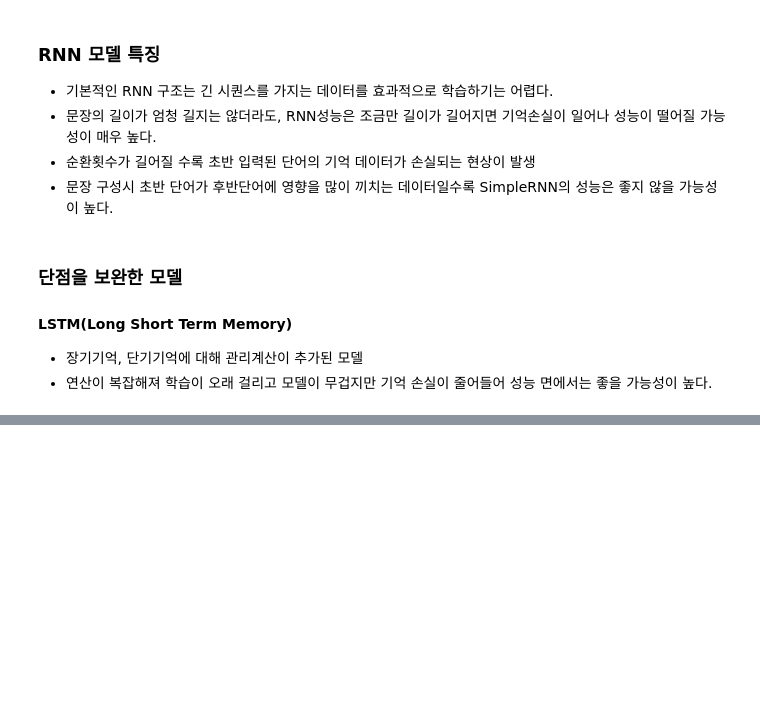
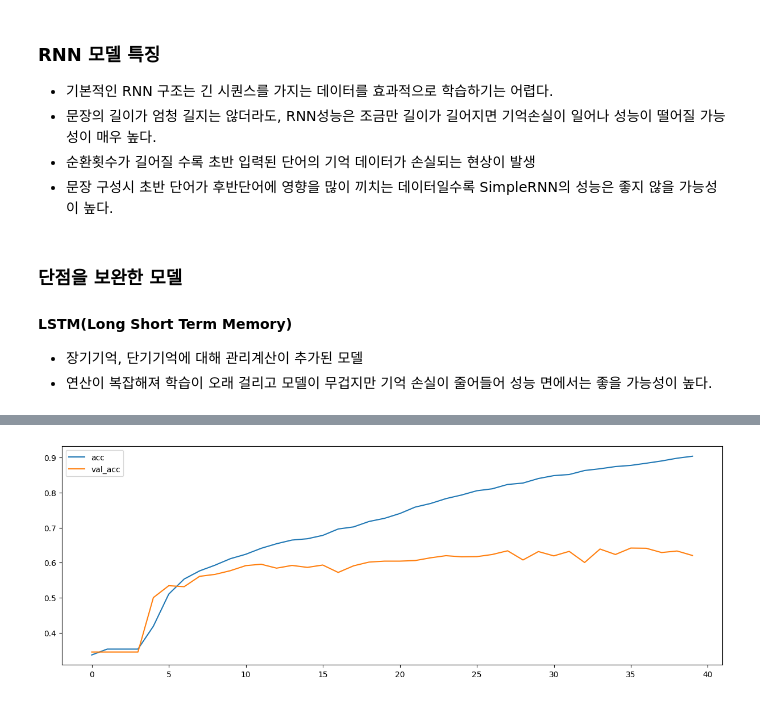
Before and after one commit to limjueun06/DL-study, a Jupyter notebook: ex07_로이터_뉴스_분류하기.ipynb, the cells around one changed output, grey strips where cells are left out. Drawn from its saved outputs; the diff is of its cells as text; code cells hidden in the pictures; blank space fills up the shorter version.

```diff
--- a/ex07_로이터_뉴스_분류하기.ipynb
+++ b/ex07_로이터_뉴스_분류하기.ipynb
@@ -360,0 +369,22 @@ plt.show()
+# %%
+# 뼈대 구성
+model = Sequential()
+
+# 입력층
+model.add(InputLayer(shape=(120,)))
+# 임베딩레이어 : 학습을 통해서 입력된 데이터(단어)의 정보를 정교한 실수형태로 학습하거나 변환하는 레이어
+# input_dim = 단어사전에 등록된 단어 수 -> 임베딩 벡터의 갯수를 의미
+# oov -> 없는단어가 들어올 경우, 무시하고 추론 하거나 다시 학습시켜서
+# output_dim = 한 단어를 표현하는 숫자의 갯수, 데이터양과 모델 사이즈를 고려해 숫자 잡기
+model.add(Embedding(input_dim=30979, output_dim=120))
+# 중간층
+model.add(LSTM(units = 128, activation = 'tanh', return_sequences=True))
+model.add(LSTM(units = 64, activation = 'tanh', return_sequences=True))
+model.add(LSTM(units = 32, activation = 'tanh'))
+model.add(Dense(units=64, activation='relu'))
+# 출력층
+model.add(Dense(units=46, activation='softmax'))
+# %%
+model.compile(loss="categorical_crossentropy",
+              optimizer="adam",
+              metrics=['accuracy'])
@@ -360,0 +399,5 @@ plt.show()
+# %%
+model.fit(X_train_rs, y_train_oh, epochs=40, validation_split=0.2)
+# model.fit(X_train_rs, y_train_oh, epochs=20)
+# keras는 연속학습이 된다. 지금 코드를 한번 더 실행시키면 40번 학습이 되는것
+# validation_split=0.2 넣어줘야 검증데이터에 대한 결과도 볼 수 있다.
@@ -360,0 +423,9 @@ plt.show()
+# %%
+# 시각화 진행
+plt.figure(figsize=(15,5))
+plt.plot(model.history.history['accuracy'], label='acc')
+plt.plot(model.history.history['val_accuracy'], label='val_acc')
+plt.legend()
+plt.show()
+# %% [output]
+[figure, added]
```
Also changed, not shown: parts of 47 cells of this notebook, 2 other files.
